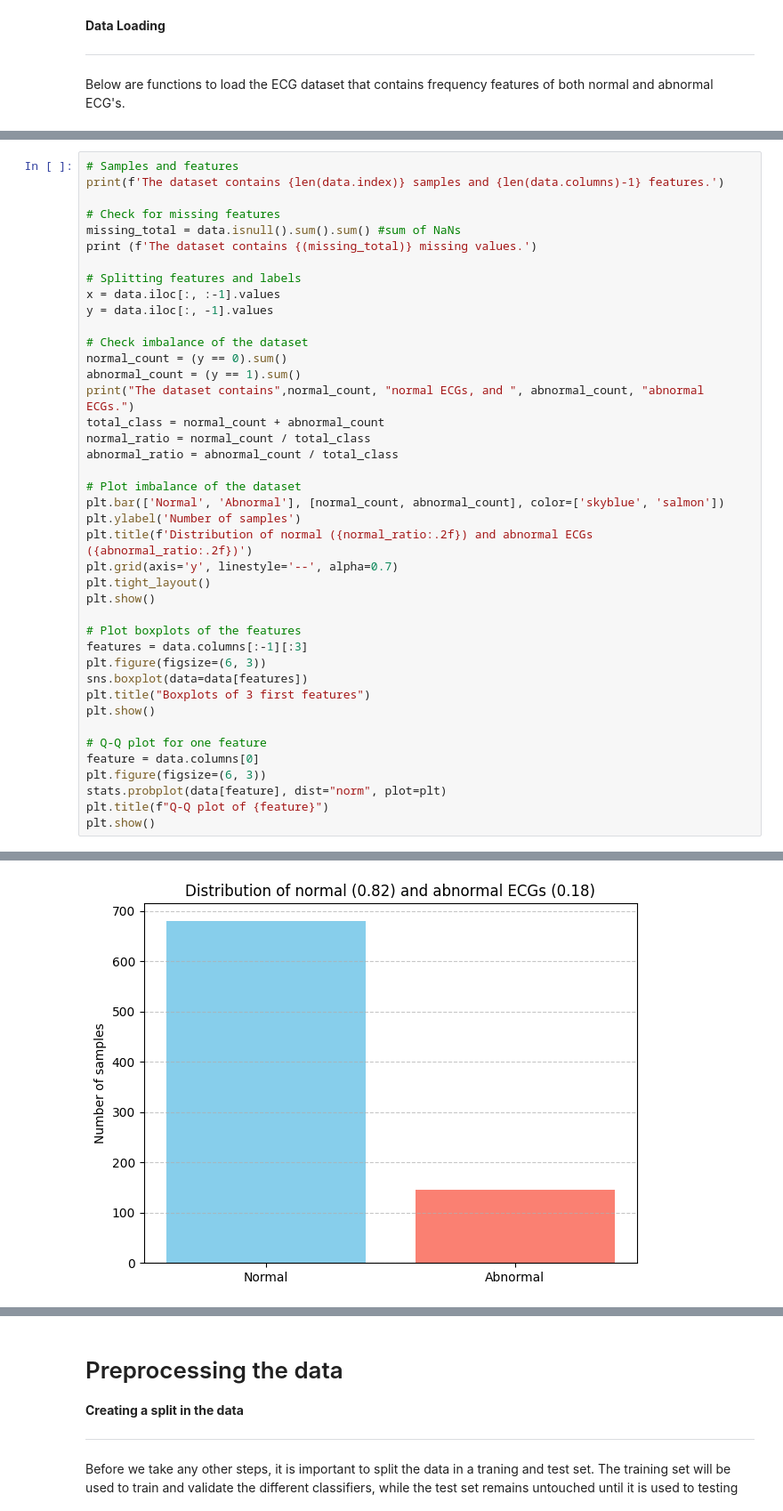
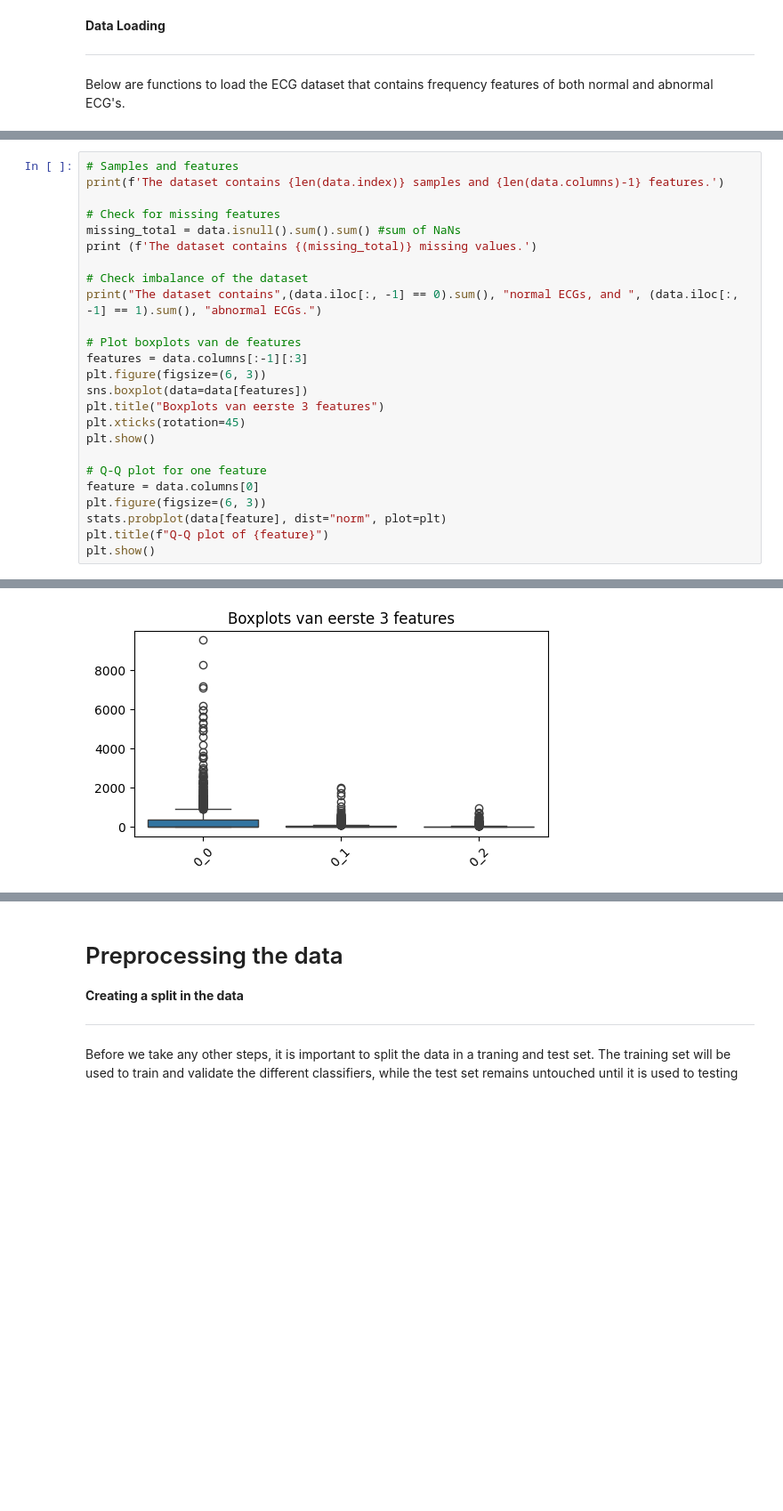
Before and after one commit to Ming842/TM10007_Machine_Learning_Group_4, a Jupyter notebook: final.ipynb, the cells around one changed output, grey strips where cells are left out. Shown at 89% size. Drawn from its saved outputs; the diff is of its cells as text; blank space fills up the shorter version.

```diff
--- a/final.ipynb
+++ b/final.ipynb
@@ -61,46 +67,30 @@ From this, we learn that:
 # %%
 # Samples and features
 print(f'The dataset contains {len(data.index)} samples and {len(data.columns)-1} features.')
 
 # Check for missing features
 missing_total = data.isnull().sum().sum() #sum of NaNs
 print (f'The dataset contains {(missing_total)} missing values.')
 
-# Splitting features and labels
-x = data.iloc[:, :-1].values
-y = data.iloc[:, -1].values
+# Check imbalance of the dataset
+print("The dataset contains",(data.iloc[:, -1] == 0).sum(), "normal ECGs, and ", (data.iloc[:, -1] == 1).sum(), "abnormal ECGs.")
 
-# Check imbalance of the dataset
-normal_count = (y == 0).sum()
-abnormal_count = (y == 1).sum()
-print("The dataset contains",normal_count, "normal ECGs, and ", abnormal_count, "abnormal ECGs.")
-total_class = normal_count + abnormal_count
-normal_ratio = normal_count / total_class
-abnormal_ratio = abnormal_count / total_class
-
-# Plot imbalance of the dataset
-plt.bar(['Normal', 'Abnormal'], [normal_count, abnormal_count], color=['skyblue', 'salmon'])
-plt.ylabel('Number of samples')
-plt.title(f'Distribution of normal ({normal_ratio:.2f}) and abnormal ECGs ({abnormal_ratio:.2f})')
-plt.grid(axis='y', linestyle='--', alpha=0.7)
-plt.tight_layout()
-plt.show()
-
-# Plot boxplots of the features
+# Plot boxplots van de features
 features = data.columns[:-1][:3]
 plt.figure(figsize=(6, 3))
 sns.boxplot(data=data[features])
-plt.title("Boxplots of 3 first features")
+plt.title("Boxplots van eerste 3 features")
+plt.xticks(rotation=45)
 plt.show()
 
 # Q-Q plot for one feature
 feature = data.columns[0]
 plt.figure(figsize=(6, 3))
 stats.probplot(data[feature], dist="norm", plot=plt)
 plt.title(f"Q-Q plot of {feature}")
 plt.show()
 # %% [output]
 The dataset contains 827 samples and 9000 features.
 The dataset contains 0 missing values.
 The dataset contains 681 normal ECGs, and  146 abnormal ECGs.
-[figure, old version]
+[figure, new version]
```
Also changed, not shown: parts of 5 cells of this notebook.
